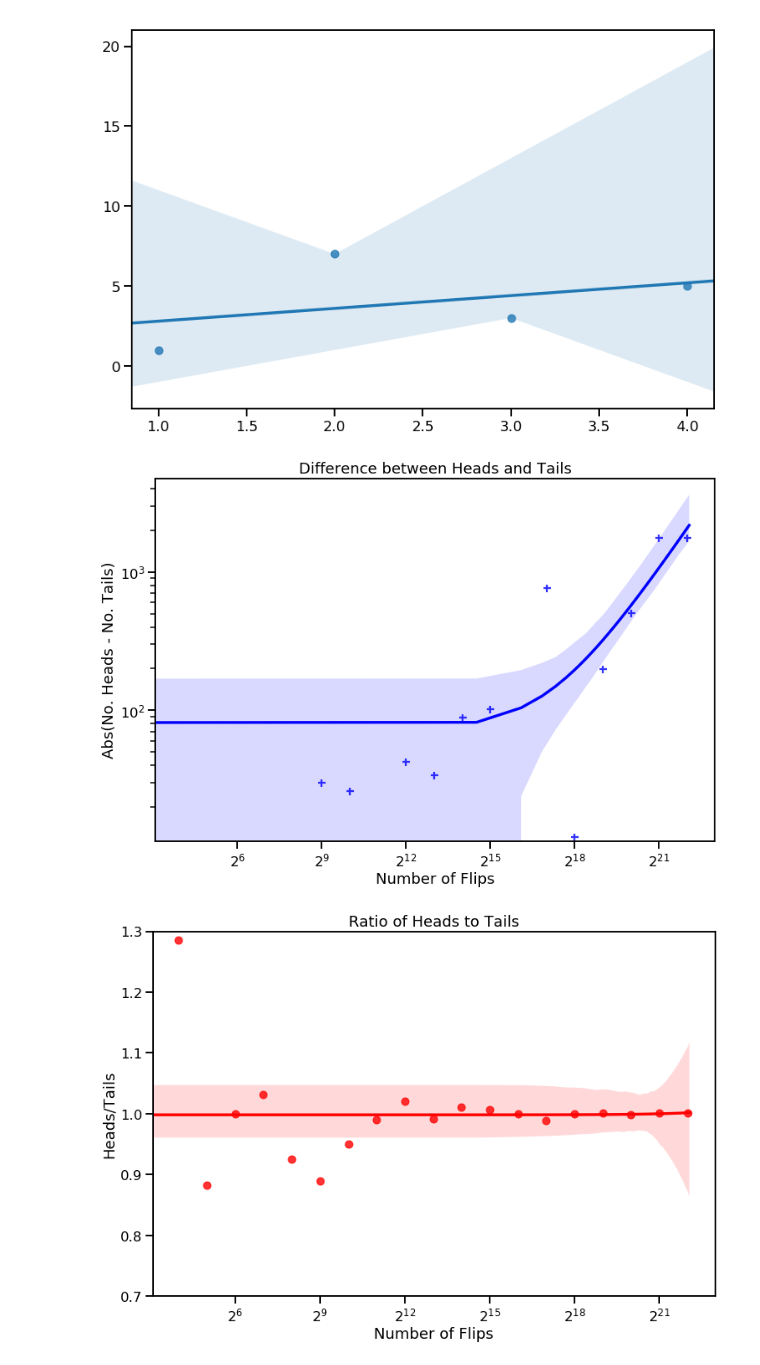
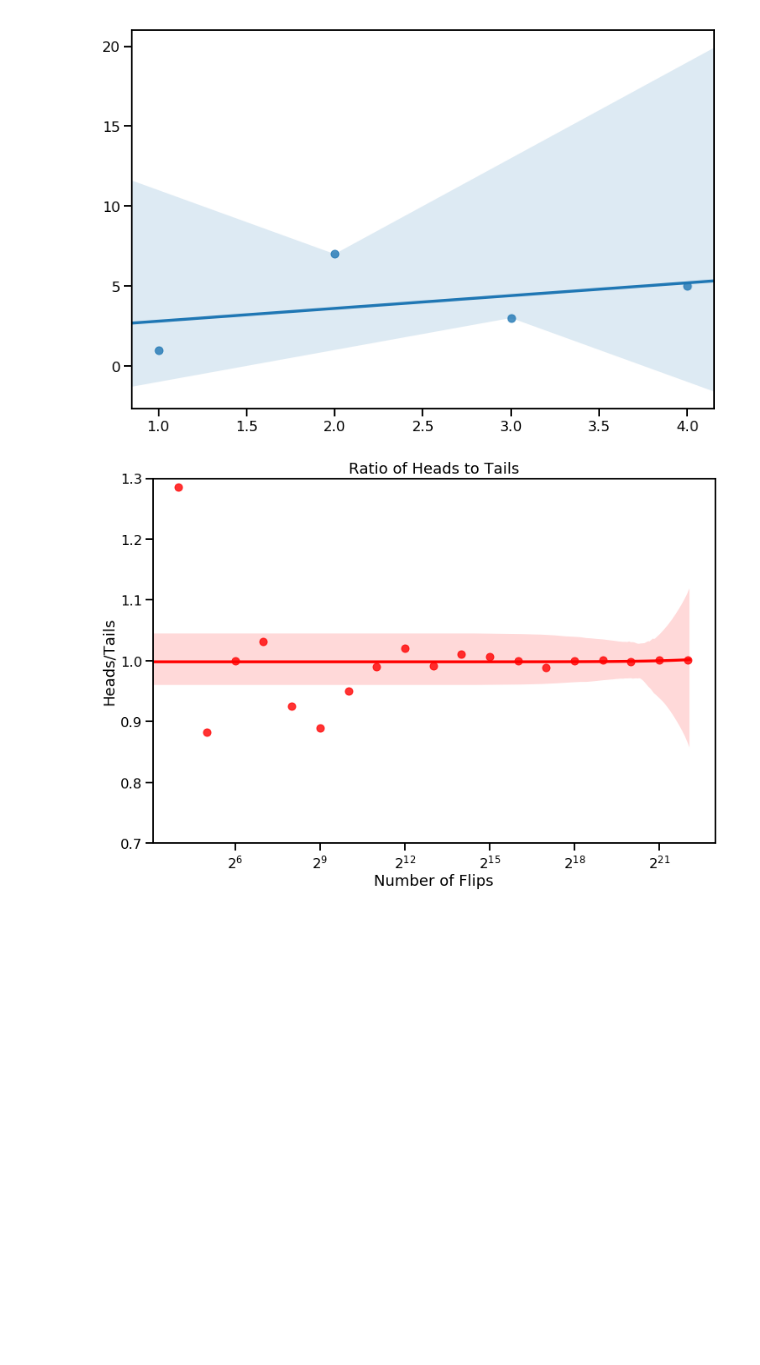
Before and after one commit to wilkens-teaching/dhgrad2019, a Jupyter notebook: notebooks/06 Plotting.ipynb, the cells around one changed output. Cells and saved outputs as stored; diff of their text form; code cells hidden in the pictures; blank space fills up the shorter version.

```diff
--- a/notebooks/06 Plotting.ipynb
+++ b/notebooks/06 Plotting.ipynb
@@ -175,48 +175,33 @@ def flipPlotSeaborn(minExp, maxExp):
         Plots results of 2**minExp to 2**maxExp coin flips"""
     ratios = [] # Lists to store simulation results
     diffs  = []
     xAxis  = []
     for exp in range(minExp, maxExp+1):
         xAxis.append(2**exp) # set no. flips for each trial
     for numFlips in xAxis:   # run the trials
         numHeads = 0
         for n in range(numFlips):
             if random.random() < 0.5: # 50% chance heads
                 numHeads += 1
         numTails = numFlips - numHeads
         ratios.append(numHeads/float(numTails))
         diffs.append(abs(numHeads - numTails))
 
-    # Plot figure 1, diff in numbers of heads and tails
-    fig = sns.regplot(
-        xAxis,
-        diffs,
-        color='blue',
-        marker='+'
-    )
-    fig.set_title('Difference between Heads and Tails')
-    fig.set_xlabel('Number of Flips')
-    fig.set_ylabel('Abs(No. Heads - No. Tails)')
-    fig.semilogx(basex=2)                    # <-- Log scale x axis
-    fig.semilogy()                    # <-- Log scale y axis
-    pylab.show()
-
-    # Plot figure 2, ratio heads/tails
+    # Plot ratio heads/tails
     fig = sns.regplot(
         xAxis,
         ratios,
         color='red',
         marker='o'
     )
     fig.set_title('Ratio of Heads to Tails')
     fig.set_xlabel('Number of Flips')
     fig.set_ylabel('Heads/Tails')
-    fig.semilogx(basex=2)                    # <-- Log scale x axis (but not y)
+    fig.semilogx(basex=2)  # <-- Log scale x axis (but not y)
     fig.set_ylim(0.7, 1.3)
     pylab.show()
 
 random.seed(42) # Get the same result every time (on the same machine)
 flipPlotSeaborn(4,22)
 # %% [output]
-[figure, old version]
+[figure, new version]
-[figure, removed]
```
